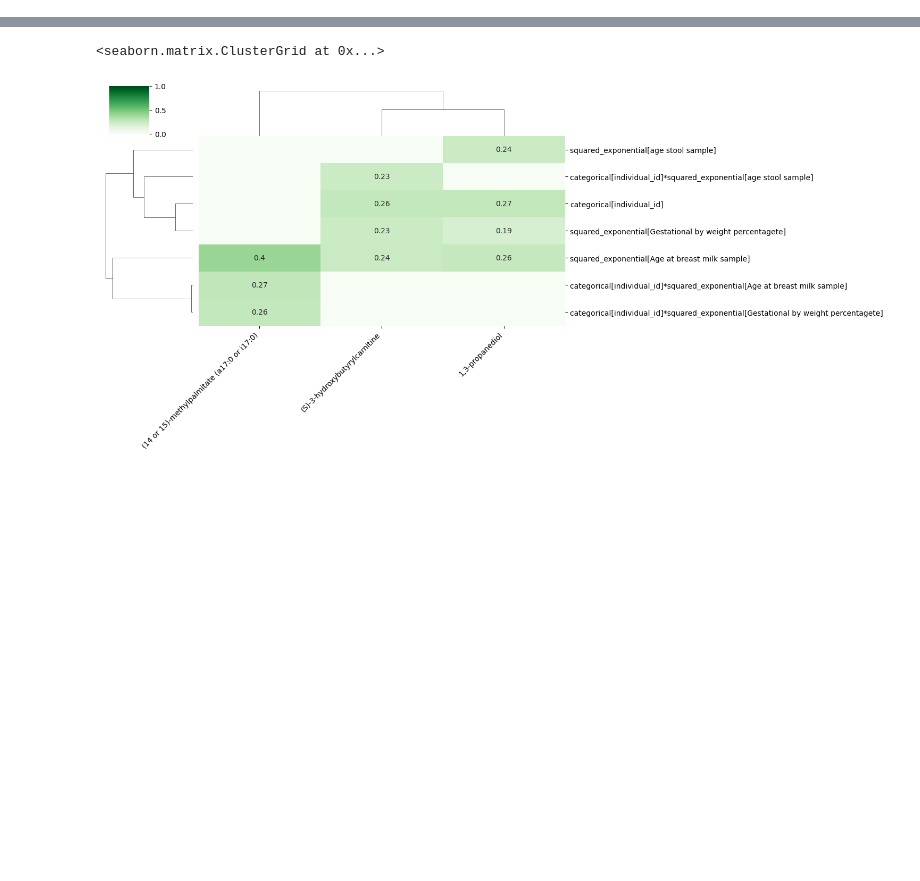
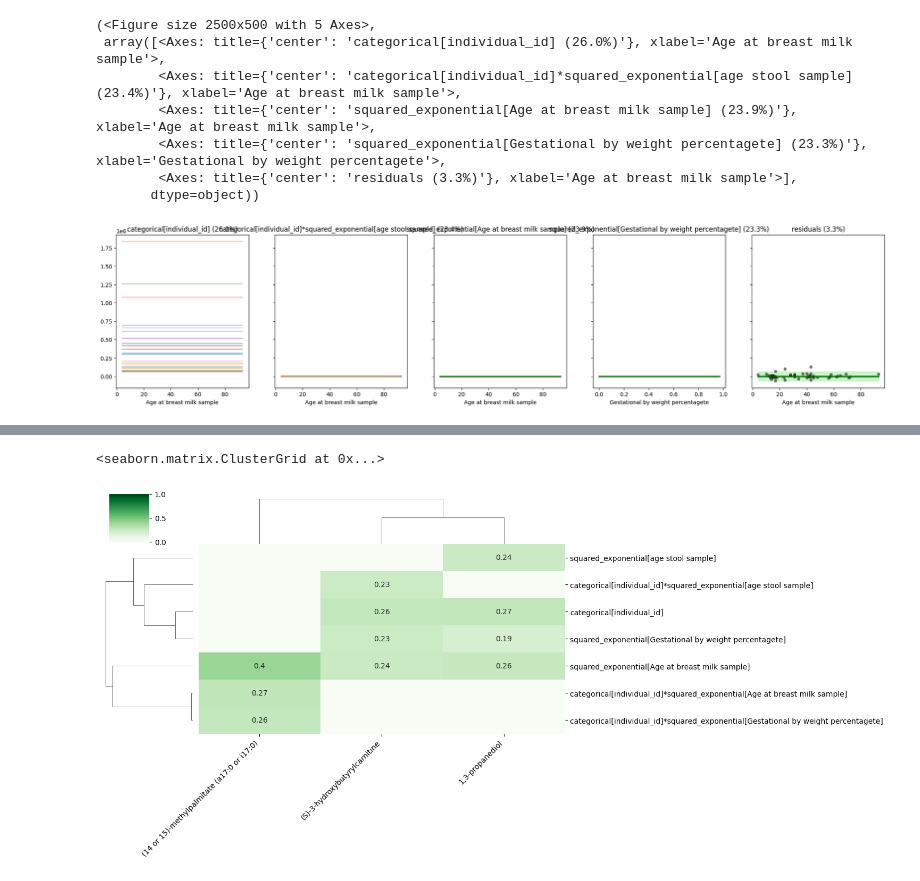
Before and after one commit to omicsEye/waveome, a Jupyter notebook: examples/Breastmilk/Breastmilk.ipynb, the cells around one changed output, grey strips where cells are left out. Drawn from its saved outputs; the diff is of its cells as text; code cells hidden in the pictures; blank space fills up the shorter version.

```diff
--- a/examples/Breastmilk/Breastmilk.ipynb
+++ b/examples/Breastmilk/Breastmilk.ipynb
@@ -35,0 +53,13 @@ gps.run_search(random_seed=1)
+# %%
+gps.plot_parts(
+    out_label='(S)-3-hydroxybutyrylcarnitine',
+    x_axis_label='Age at breast milk sample')
+# %% [output]
+(<Figure size 2500x500 with 5 Axes>,
+ array([<Axes: title={'center': 'categorical[individual_id] (26.0%)'}, xlabel='Age at breast milk sample'>,
+        <Axes: title={'center': 'categorical[individual_id]*squared_exponential[age stool sample] (23.4%)'}, xlabel='Age at breast milk sample'>,
+        <Axes: title={'center': 'squared_exponential[Age at breast milk sample] (23.9%)'}, xlabel='Age at breast milk sample'>,
+        <Axes: title={'center': 'squared_exponential[Gestational by weight percentagete] (23.3%)'}, xlabel='Gestational by weight percentagete'>,
+        <Axes: title={'center': 'residuals (3.3%)'}, xlabel='Age at breast milk sample'>],
+       dtype=object))
+[figure, added]
```
Also changed, not shown: parts of 6 cells of this notebook.
